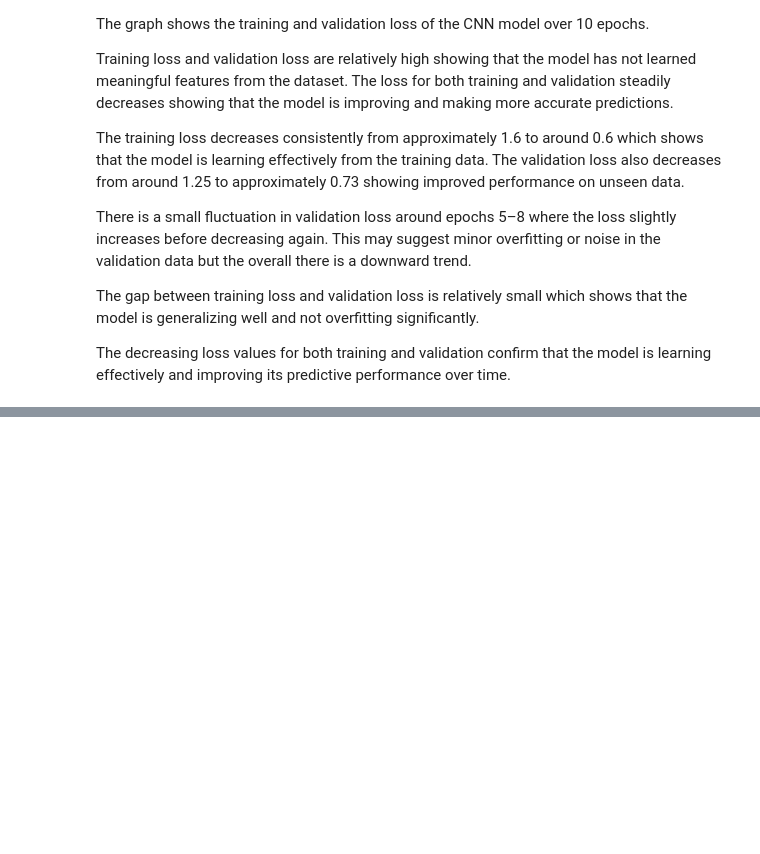
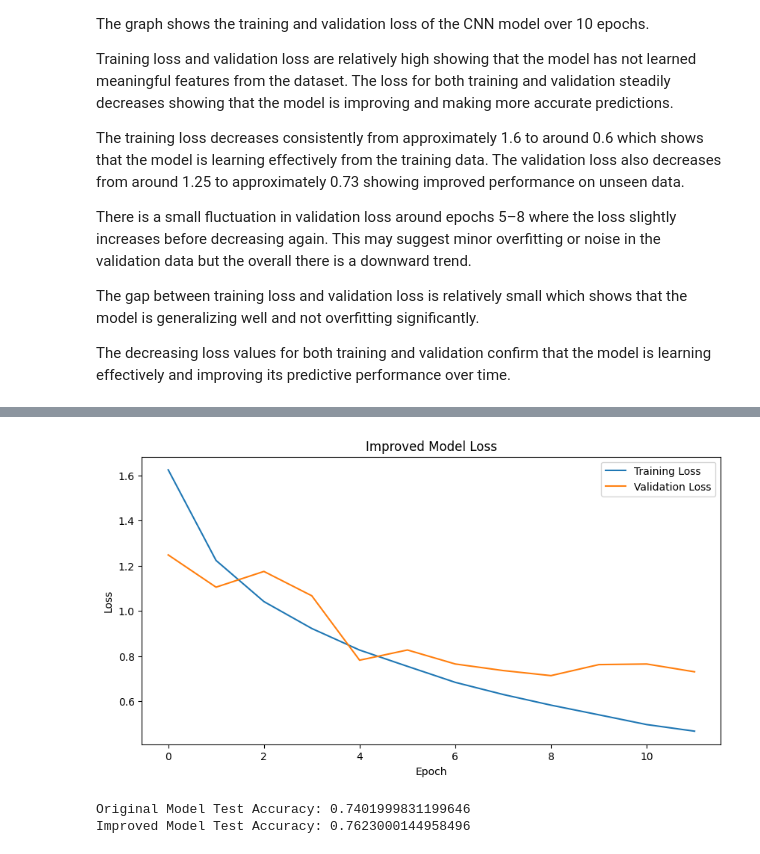
Before and after one commit to killianharnett1/cifar10-image-classification, a Jupyter notebook: notebook/killian_CA2_part2.ipynb, the cells around one changed output, grey strips where cells are left out. Saved outputs shown, nothing was run; the diff lists cells and outputs as text; code cells hidden in the pictures; blank space fills up the shorter version.

```diff
--- a/notebook/killian_CA2_part2.ipynb
+++ b/notebook/killian_CA2_part2.ipynb
@@ -340,0 +487,23 @@ The decreasing loss values for both training and validation confirm that the mod
+# %%
+# Plot training and validation loss for the improved model
+
+plt.figure(figsize=(10, 5))
+plt.plot(history_improved.history["loss"], label="Training Loss")
+plt.plot(history_improved.history["val_loss"], label="Validation Loss")
+plt.title("Improved Model Loss")
+plt.xlabel("Epoch")
+plt.ylabel("Loss")
+plt.legend()
+plt.show()
+# %% [output]
+[figure, added]
+# %%
+# Compare the original and improved model test accuracy
+
+test_loss, test_acc = model.evaluate(X_test, y_test, verbose=0)
+
+print("Original Model Test Accuracy:", test_acc)
+print("Improved Model Test Accuracy:", improved_acc)
+# %% [output]
+Original Model Test Accuracy: 0.7401999831199646
+Improved Model Test Accuracy: 0.7623000144958496
```
Also changed, not shown: parts of 9 cells of this notebook.
